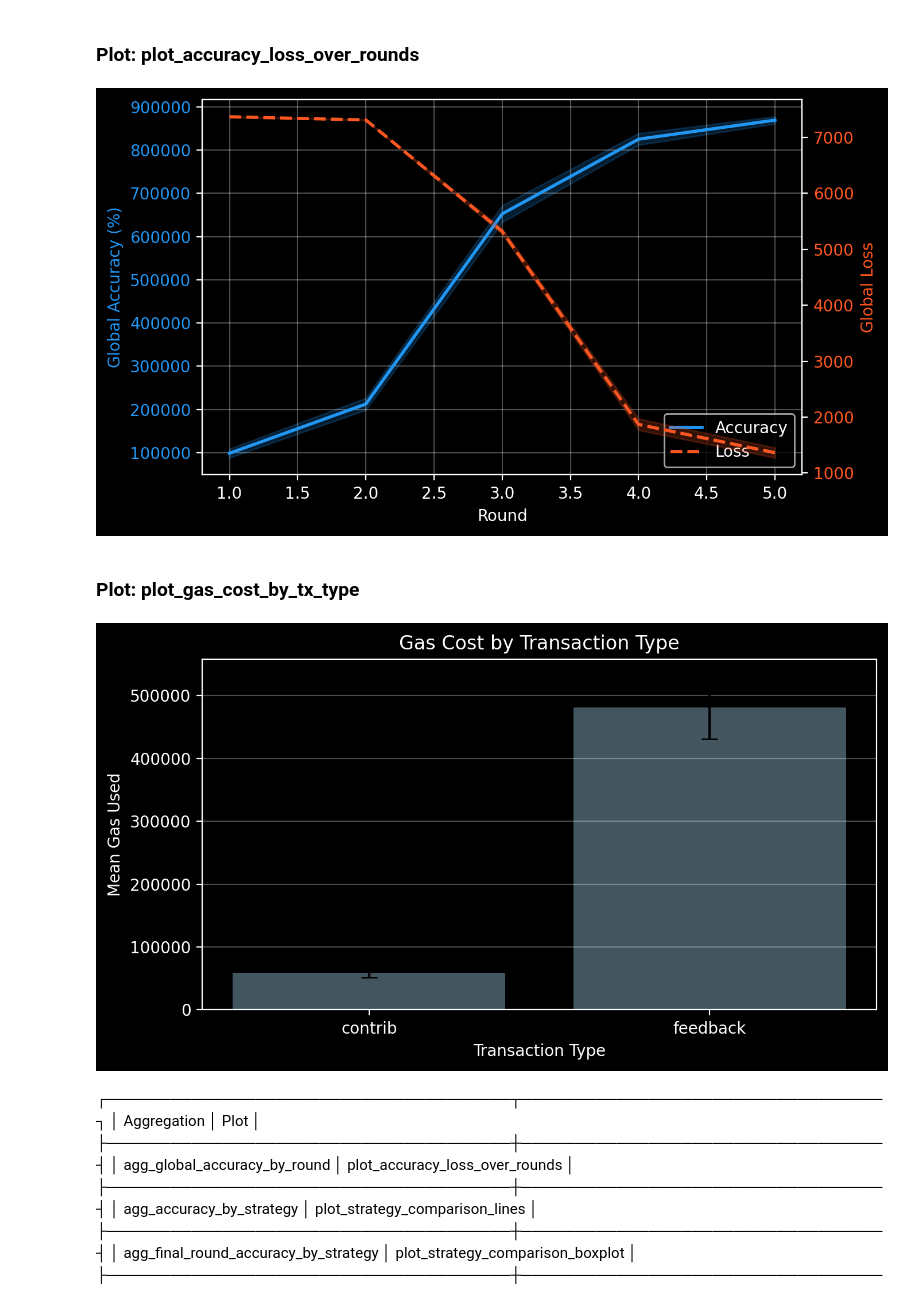
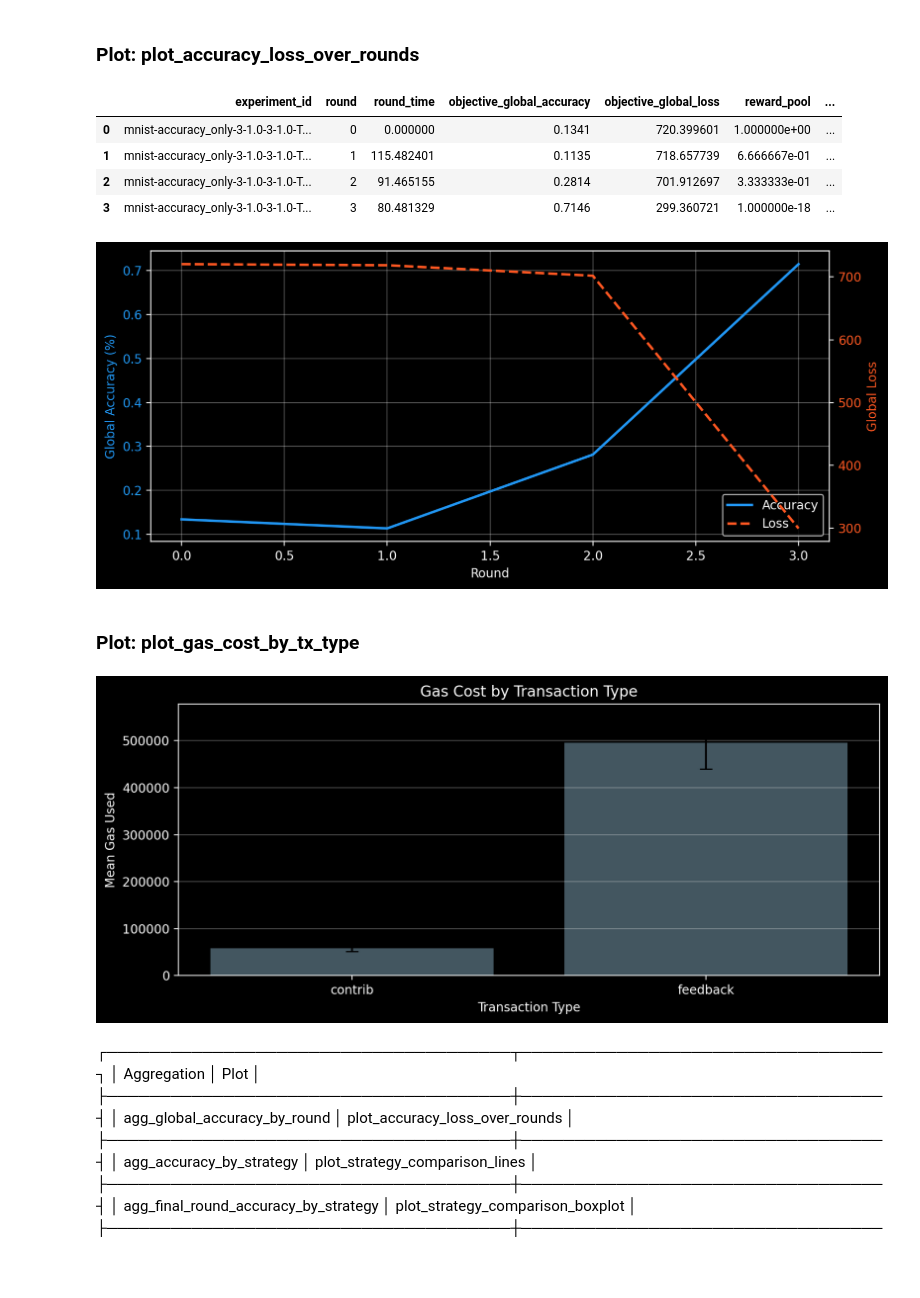
Before and after one commit to SW9-10-DS-AAU/IHF-DFL, a Jupyter notebook: analysis/analysis-1.ipynb, the cells around one changed output. Drawn from its saved outputs; the diff is of its cells as text; code cells hidden in the pictures; blank space fills up the shorter version.

```diff
--- a/analysis/analysis-1.ipynb
+++ b/analysis/analysis-1.ipynb
@@ -17,8 +17,9 @@ from analysis.plots import *
 
 # FOLDER = "26-02-26--11_04_41/mnist-accuracy_only-3-1.0-3-1.0-True-False.pkl"
 
-FOLDER = "05-03-26--14_56_45/mnist-accuracy_only-3-1.0-3-1.0-True-False.pkl"
+# FOLDER = "05-03-26--14_56_45/mnist-accuracy_only-3-1.0-3-1.0-True-False.pkl"
 
+FOLDER = "11-03-26--14_41_30/mnist-accuracy_only-3-1.0-3-1.0-True-False.pkl"
 
 data_dir = REPO_ROOT / "experiment" / "data" / "experimentData"
 if FOLDER:
@@ -55,23 +56,28 @@ res = merge_runs([run])
 # %% [markdown]
 ### Plot: plot_accuracy_loss_over_rounds
 # %%
-data = res['users']
+data = res['global']
 aggregated = agg_global_accuracy_loss_by_round(data)
 
 fig = plot_accuracy_loss_over_rounds(aggregated) # Assign since it otherwise will plot twice.
-
+data
 #
 # %% [output]
+|  | experiment_id | round | round_time | objective_global_accuracy | objective_global_loss | reward_pool | ... |
+| 0 | mnist-accuracy_only-3-1.0-3-1.0-T... | 0 | 0.000000 | 0.1341 | 720.399601 | 1.000000e+00 | ... |
+| 1 | mnist-accuracy_only-3-1.0-3-1.0-T... | 1 | 115.482401 | 0.1135 | 718.657739 | 6.666667e-01 | ... |
+| 2 | mnist-accuracy_only-3-1.0-3-1.0-T... | 2 | 91.465155 | 0.2814 | 701.912697 | 3.333333e-01 | ... |
+| 3 | mnist-accuracy_only-3-1.0-3-1.0-T... | 3 | 80.481329 | 0.7146 | 299.360721 | 1.000000e-18 | ... |
-[figure, old version]
+[figure, new version]
 # %% [markdown]
 ### Plot: plot_gas_cost_by_tx_type
 # %%
 # plot_round_kicked_by_strategy(aggregated)
 data = res['receipts']
-aggregated = agg_gas_used_by_tx_type(data)
+aggregated = agg_gas_used_by_tx_type(data, res['metadata'])
 fig = plot_gas_cost_by_tx_type(aggregated)
 # %% [output]
-[figure, old version]
+[figure, new version]
 # %% [markdown]
   ┌──────────────────────────────────────┬──────────────────────────────────┐
   │             Aggregation              │               Plot               │
```
Also changed, not shown: parts of 5 cells of this notebook, 8 other files.
